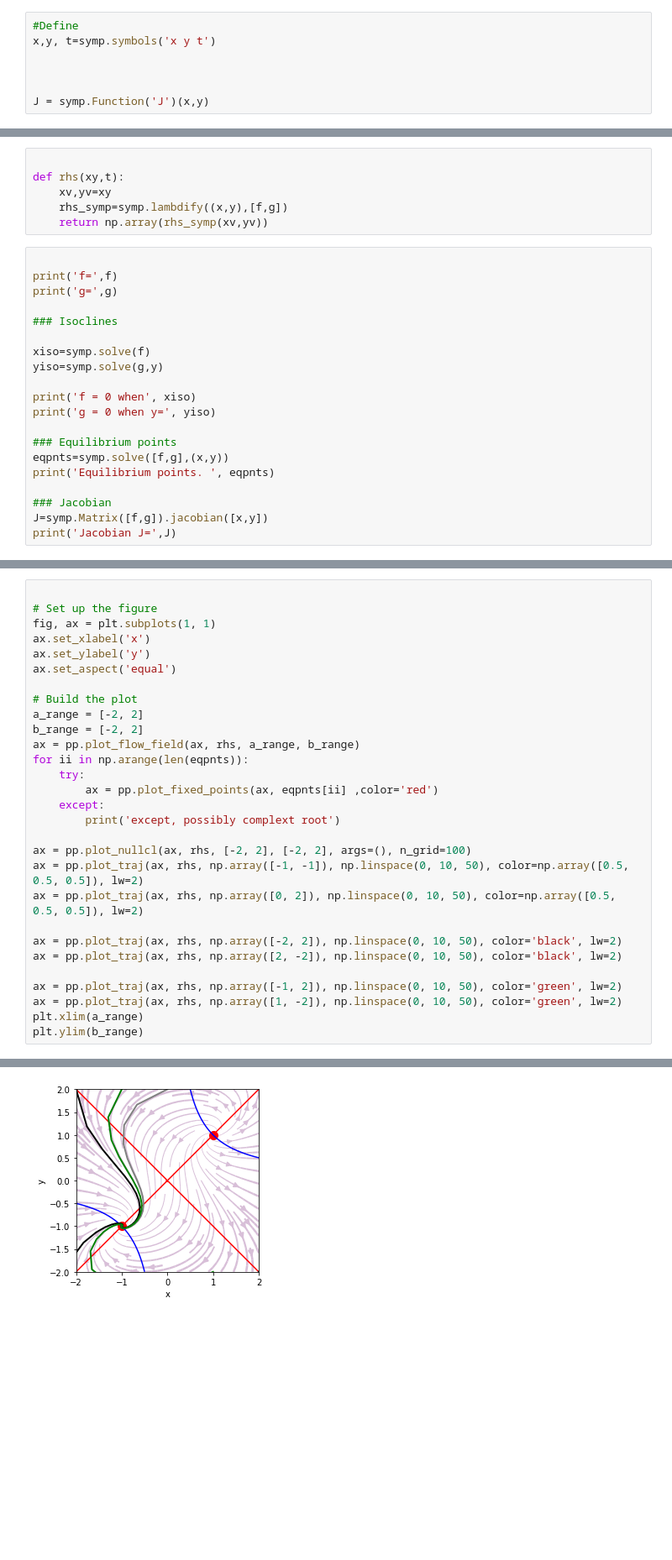
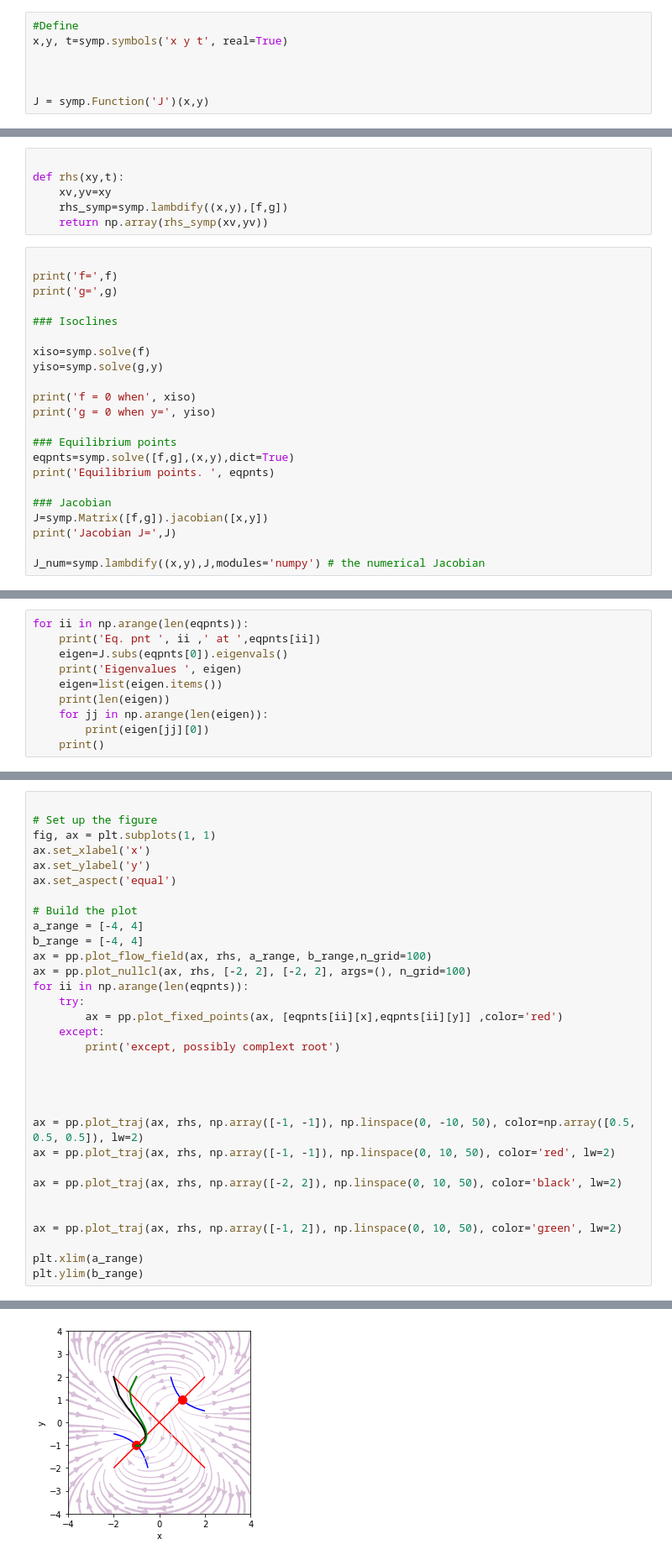
Before and after one commit to galendal/MAT230git, a Jupyter notebook: phaseplot_one.ipynb, the cells around one changed output, grey strips where cells are left out. Shown: that part at 84% size. Saved outputs shown, nothing was run; the diff lists cells and outputs as text; blank space fills up the shorter version.

```diff
--- a/phaseplot_one.ipynb
+++ b/phaseplot_one.ipynb
@@ -16,6 +12,6 @@ import matplotlib.pyplot as plt
 # %%
 #Define
-x,y, t=symp.symbols('x y t')
+x,y, t=symp.symbols('x y t', real=True)
 
 
 
@@ -45,12 +41,14 @@ print('f = 0 when', xiso)
 print('g = 0 when y=', yiso)
 
 ### Equilibrium points
-eqpnts=symp.solve([f,g],(x,y))
+eqpnts=symp.solve([f,g],(x,y),dict=True)
 print('Equilibrium points. ', eqpnts)
 
 ### Jacobian
 J=symp.Matrix([f,g]).jacobian([x,y])
 print('Jacobian J=',J)
+
+J_num=symp.lambdify((x,y),J,modules='numpy') # the numerical Jacobian
 # %% [output]
 f= x**2 - y**2
 g= x*y - 1
@@ -60 +58,11 @@ Equilibrium points.  [(-1, -1), (1, 1), (-I, I), (I, -I)]
 Jacobian J= Matrix([[2*x, -2*y], [y, x]])
+# %%
+for ii in np.arange(len(eqpnts)):
+    print('Eq. pnt ', ii ,' at ',eqpnts[ii])
+    eigen=J.subs(eqpnts[0]).eigenvals()
+    print('Eigenvalues ', eigen)
+    eigen=list(eigen.items())
+    print(len(eigen))
+    for jj in np.arange(len(eigen)):
+        print(eigen[jj][0])
+    print()
@@ -78,24 +113,27 @@ ax.set_ylabel('y')
 ax.set_aspect('equal')
 
 # Build the plot
-a_range = [-2, 2]
-b_range = [-2, 2]
-ax = pp.plot_flow_field(ax, rhs, a_range, b_range)
+a_range = [-4, 4]
+b_range = [-4, 4]
+ax = pp.plot_flow_field(ax, rhs, a_range, b_range,n_grid=100)
+ax = pp.plot_nullcl(ax, rhs, [-2, 2], [-2, 2], args=(), n_grid=100)
 for ii in np.arange(len(eqpnts)):
     try:
-        ax = pp.plot_fixed_points(ax, eqpnts[ii] ,color='red')
+        ax = pp.plot_fixed_points(ax, [eqpnts[ii][x],eqpnts[ii][y]] ,color='red')
     except:
         print('except, possibly complext root')
 
-ax = pp.plot_nullcl(ax, rhs, [-2, 2], [-2, 2], args=(), n_grid=100)
-ax = pp.plot_traj(ax, rhs, np.array([-1, -1]), np.linspace(0, 10, 50), color=np.array([0.5, 0.5, 0.5]), lw=2)
-ax = pp.plot_traj(ax, rhs, np.array([0, 2]), np.linspace(0, 10, 50), color=np.array([0.5, 0.5, 0.5]), lw=2)
+
+
+
+ax = pp.plot_traj(ax, rhs, np.array([-1, -1]), np.linspace(0, -10, 50), color=np.array([0.5, 0.5, 0.5]), lw=2)
+ax = pp.plot_traj(ax, rhs, np.array([-1, -1]), np.linspace(0, 10, 50), color='red', lw=2)
 
 ax = pp.plot_traj(ax, rhs, np.array([-2, 2]), np.linspace(0, 10, 50), color='black', lw=2)
-ax = pp.plot_traj(ax, rhs, np.array([2, -2]), np.linspace(0, 10, 50), color='black', lw=2)
+
 
 ax = pp.plot_traj(ax, rhs, np.array([-1, 2]), np.linspace(0, 10, 50), color='green', lw=2)
-ax = pp.plot_traj(ax, rhs, np.array([1, -2]), np.linspace(0, 10, 50), color='green', lw=2)
+
 plt.xlim(a_range)
 plt.ylim(b_range)
 # %% [output]
@@ -105 +141 @@ except, possibly complext root
-[figure, old version]
+[figure, new version]
```
Also changed, not shown: parts of 9 cells of this notebook, 1 other file.
